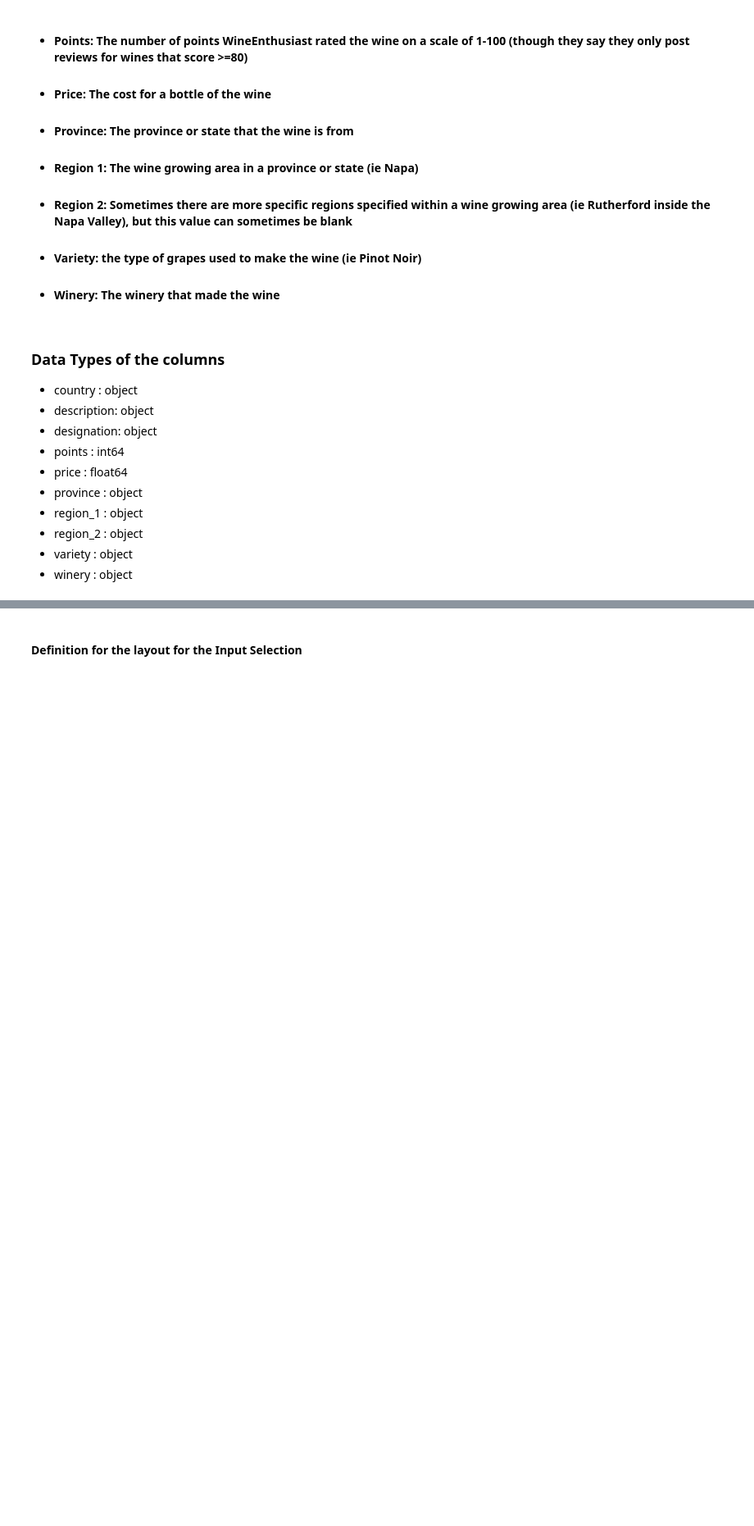
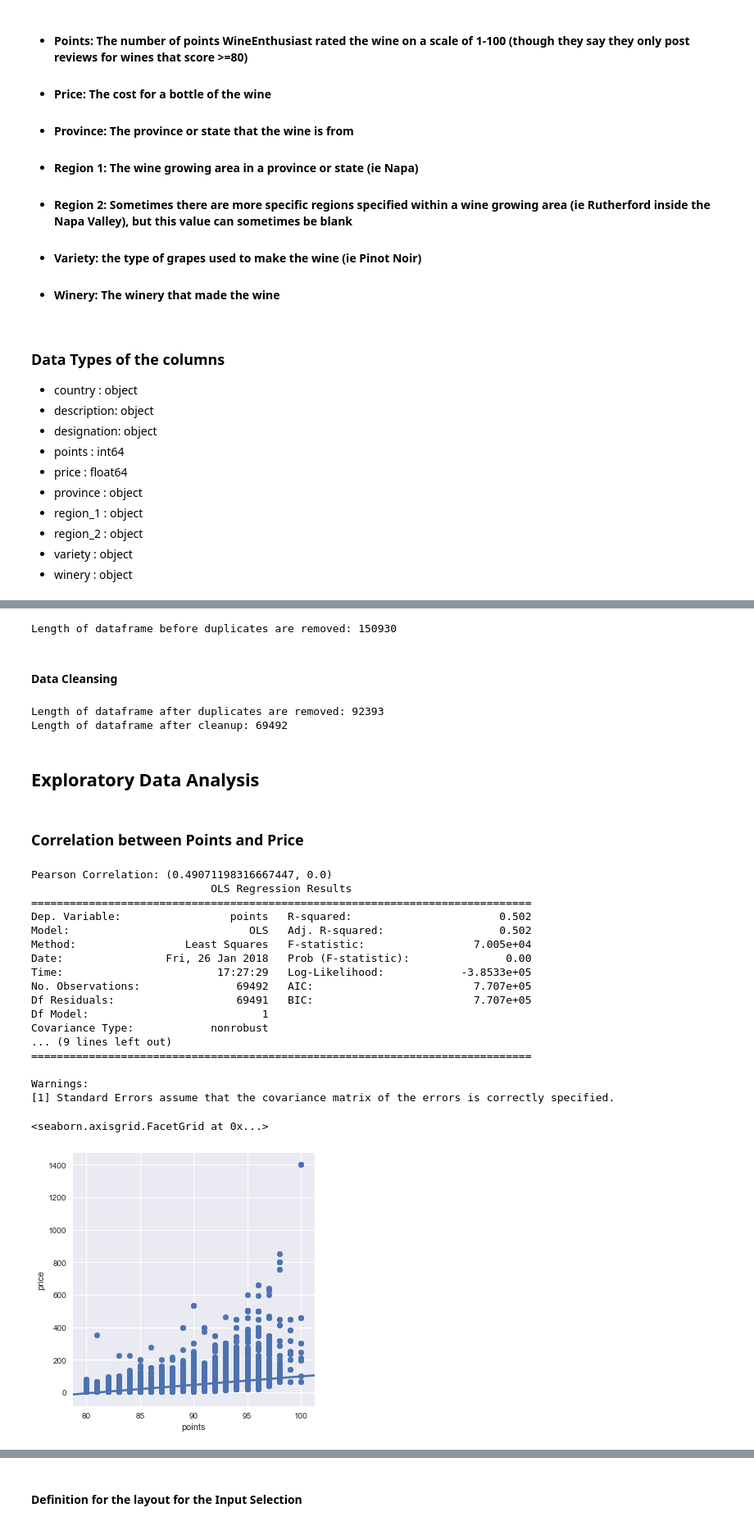
Before and after one commit to vibaskaran/Wine_Review_Analysis, a Jupyter notebook: Wine_review_analysis.ipynb, the cells around one changed output, grey strips where cells are left out. Shown at 82% size. Saved outputs shown, nothing was run; the diff lists cells and outputs as text; code cells hidden in the pictures; blank space fills up the shorter version.

```diff
--- a/Wine_review_analysis.ipynb
+++ b/Wine_review_analysis.ipynb
@@ -46,0 +49,47 @@ HTML('<style> .widget-hbox .widget-label { max-width:350ex; text-align:left} </s
+# %%
+init_data = pd.read_csv("winemag-data_first150k.csv")
+print("Length of dataframe before duplicates are removed:", len(init_data))
+# %% [output]
+Length of dataframe before duplicates are removed: 150930
+# %% [markdown]
+#### Data Cleansing
+# %%
+wineData = init_data[init_data.duplicated('description', keep=False)]
+print("Length of dataframe after duplicates are removed:", len(wineData))
+wineData = wineData[['province','variety','country','price','points','region_1','winery']]
+wineData = wineData.dropna(subset=['province','variety','country','price','points','region_1','winery'], how='any')
+wineData.drop_duplicates(keep='first')
+print("Length of dataframe after cleanup:", len(wineData))
+# %% [output]
+Length of dataframe after duplicates are removed: 92393
+Length of dataframe after cleanup: 69492
+# %% [markdown]
+## Exploratory Data Analysis
+# %% [markdown]
+### Correlation between Points and Price
+# %%
+from scipy.stats import pearsonr
+import statsmodels.api as sm
+print("Pearson Correlation:", pearsonr(wineData.price, wineData.points))
+print(sm.OLS(wineData.points, wineData.price).fit().summary())
+sns.lmplot(y = 'price', x='points', data=wineData)
+# %% [output]
+Pearson Correlation: (0.49071198316667447, 0.0)
+                            OLS Regression Results
+==============================================================================
+Dep. Variable:                 points   R-squared:                       0.502
+Model:                            OLS   Adj. R-squared:                  0.502
+Method:                 Least Squares   F-statistic:                 7.005e+04
+Date:                Fri, 26 Jan 2018   Prob (F-statistic):               0.00
+Time:                        17:27:29   Log-Likelihood:            -3.8533e+05
+No. Observations:               69492   AIC:                         7.707e+05
+Df Residuals:                   69491   BIC:                         7.707e+05
+Df Model:                           1
+Covariance Type:            nonrobust
+... (9 lines left out)
+==============================================================================
+
+Warnings:
+[1] Standard Errors assume that the covariance matrix of the errors is correctly specified.
+<seaborn.axisgrid.FacetGrid at 0x...>
+[figure, added]
```
Also changed, not shown: parts of 52 cells of this notebook.
